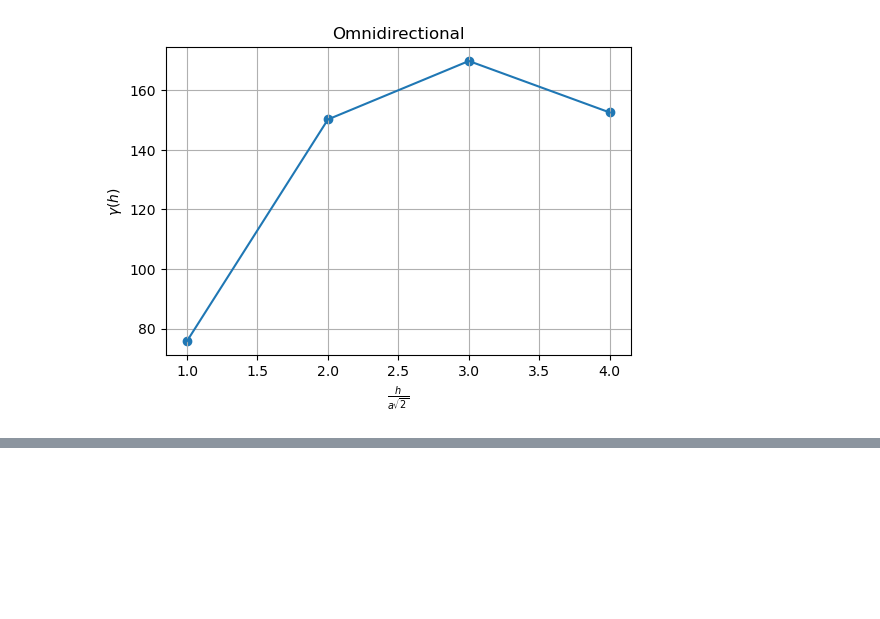
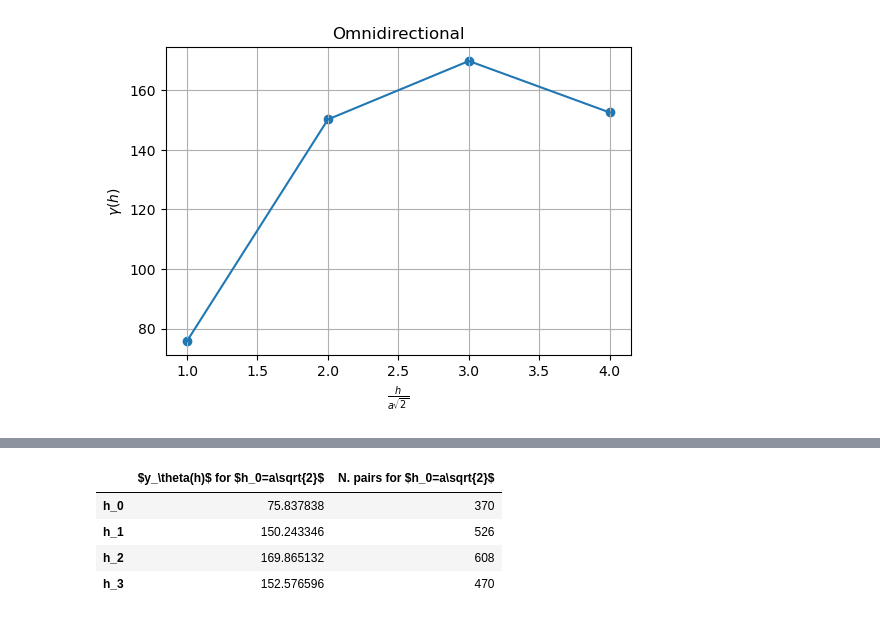
Before and after one commit to AtilaSaraiva/learning_variogram_and_stuff, a Jupyter notebook: src/assingment.ipynb, the cells around one changed output, grey strips where cells are left out. Cells and saved outputs as stored; diff of their text form; code cells hidden in the pictures; blank space fills up the shorter version.

```diff
--- a/src/assingment.ipynb
+++ b/src/assingment.ipynb
@@ -295,0 +338,38 @@ plotPairs(A)
+# %%
+import pandas as pd
+
+def semivarianceTableOmnidirectional(A):
+
+    def semivarianceOmnidirectional(pairs, maxLags=4):
+        result = np.zeros(len(pairs))
+        for lag_multiplier in range(maxLags):
+            for tail, head in pairs[lag_multiplier]:
+                result[lag_multiplier] += (head - tail)**2
+            result[lag_multiplier] /= 2*len(pairs[lag_multiplier])
+
+        return result
+
+    def addColumn(table, lag):
+        pairs = getPairsOfPointsOmnidirectional(A, lag)
+        if lag == 1:
+            h0 = "a"
+        elif lag == np.sqrt(2):
+            h0 = "a\sqrt{2}"
+        table[f"$y_\theta(h)$ for $h_0={h0}$"] = semivarianceOmnidirectional(pairs)
+        table[f"N. pairs for $h_0={h0}$"] = [len(pair_lag) for pair_lag in pairs]
+
+    table = pd.DataFrame()
+    addColumn(table, np.sqrt(2))
+
+    table.index = ["h_0", "h_1", "h_2", "h_3"]
+
+    return table
+table = semivarianceTableOmnidirectional(A)
+
+table.head()
+# %% [output]
+|  | $y_\theta(h)$ for $h_0=a\sqrt{2}$ | N. pairs for $h_0=a\sqrt{2}$ |
+| h_0 | 75.837838 | 370 |
+| h_1 | 150.243346 | 526 |
+| h_2 | 169.865132 | 608 |
+| h_3 | 152.576596 | 470 |
```
Also changed, not shown: parts of 1 cell of this notebook, 1 other file.
